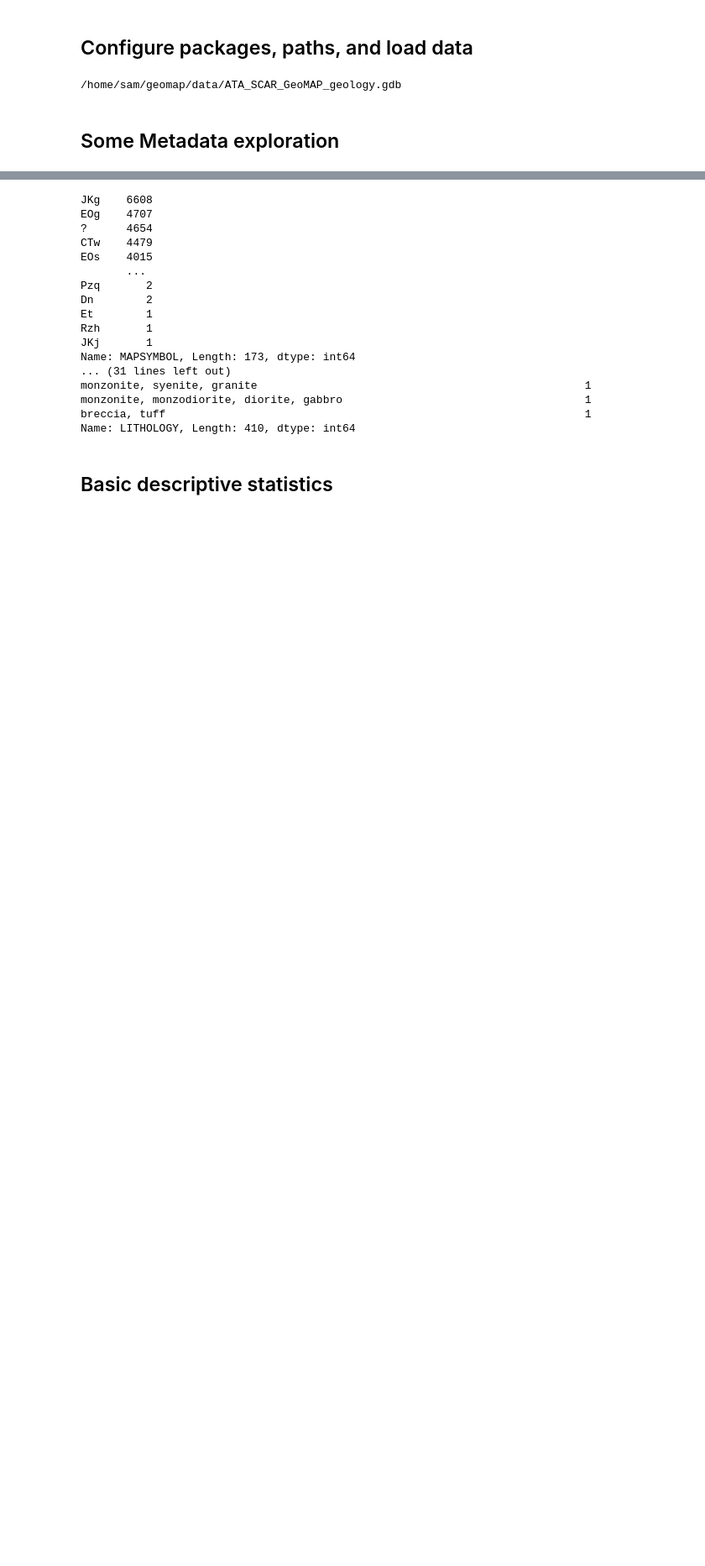
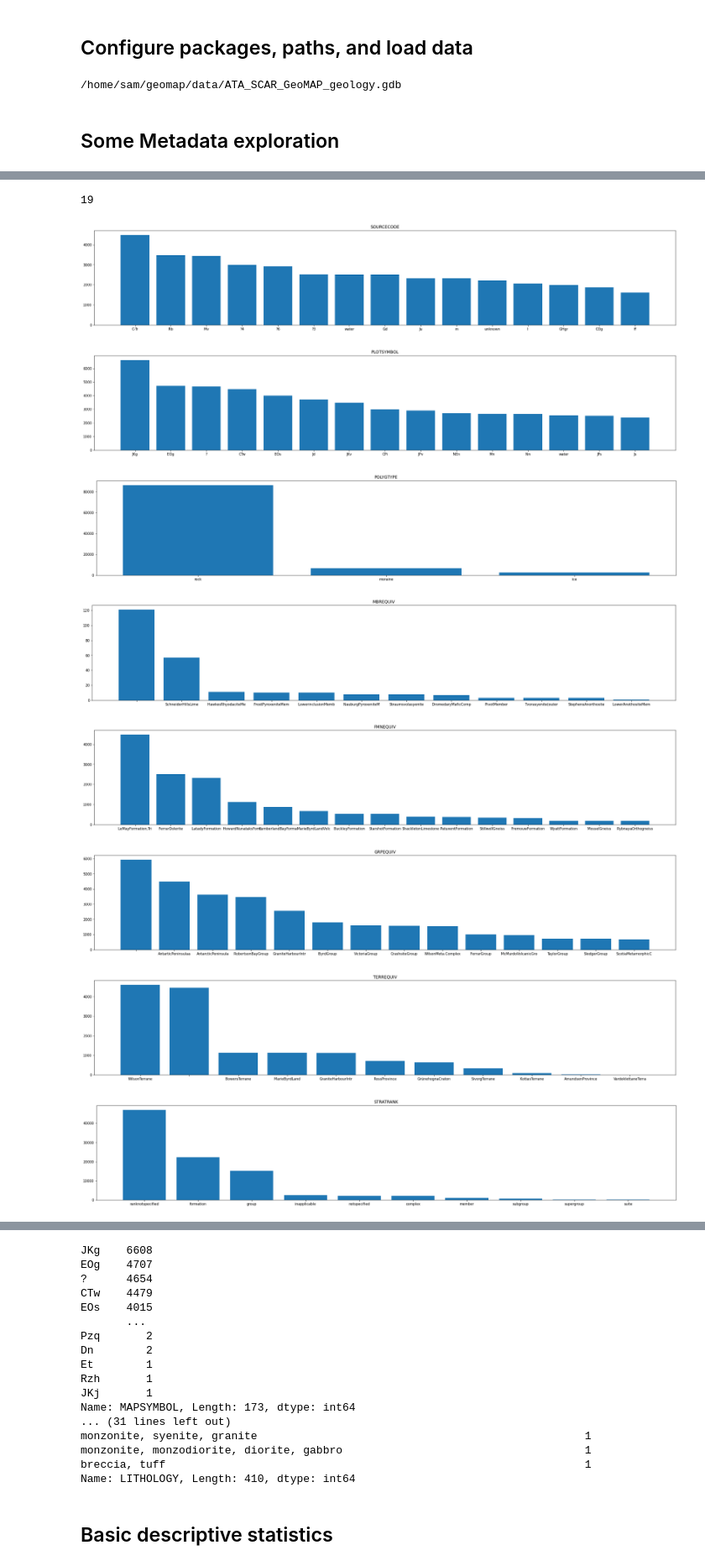
Before and after one commit to selkind/GeoMap, a Jupyter notebook: scratch.ipynb, the cells around one changed output, grey strips where cells are left out. Shown at 84% size. Drawn from its saved outputs; the diff is of its cells as text; code cells hidden in the pictures; blank space fills up the shorter version.

Commit message:
clear display of nuniques done, bar graphs of value_counts are passable

```diff
--- a/scratch.ipynb
+++ b/scratch.ipynb
@@ -17,10 +21,3 @@ print(geol_path)
 data = gpd.read_file(geol_path)
 # %% [markdown]
 ## Some Metadata exploration
-# %%
-cols = ""
-for i in range(len(data.columns)):
-    cols += f'{data.columns[i]}\t'
-    if (i + 1) % 3 == 0:
-        cols += '\n'
-print(cols)
@@ -48,0 +60,34 @@ lithology = data["LITHOLOGY"].value_counts(ascending=False)
+# %%
+value_count_cols = ["SOURCECODE", "PLOTSYMBOL", "POLYGTYPE", "MBREQUIV", "FMNEQUIV", "GRPEQUIV", "TERREQUIV", "STRATRANK", "TYPENAME", "GEOLHIST", "REPAGE_URI", "AGECODE", "LITHCODE", "REPLITH_URI", "OBSMETHOD", "CONFIDENCE", "SOURCE", "DATASET", "REGION",]
+print(len(value_count_cols))
+value_counts = [data[i].value_counts(ascending=False) for i in value_count_cols]
+# %% [output]
+19
+# %%
+max_bars = 15
+label_chars = 20
+for i in range(len(value_counts)):
+    fig, ax = plt.subplots(1,1, figsize=(30, 5))
+
+    ax.set_title(value_count_cols[i])
+    counts = len(value_counts[i])
+    if counts >= max_bars:
+        counts = max_bars
+    try:
+        if value_count_cols[i][-4:] == "_URI":
+            labels = [j[j.rindex("/") + 1:].replace(" ", "") for j in value_counts[i].index[:counts]]
+        else:
+            labels = [j[:label_chars].replace(" ", "") for j in value_counts[i].index[:counts]]
+        ax.bar(labels, value_counts[i][:counts])
+    except KeyError:
+        print(counts, value_count_cols[i])
+    fig.show()
+# %% [output]
+[figure, added]
+[figure, added]
+[figure, added]
+[figure, added]
+[figure, added]
+[figure, added]
+[figure, added]
+[figure, added]
```
Also changed, not shown: parts of 9 cells of this notebook, 1 other file.
